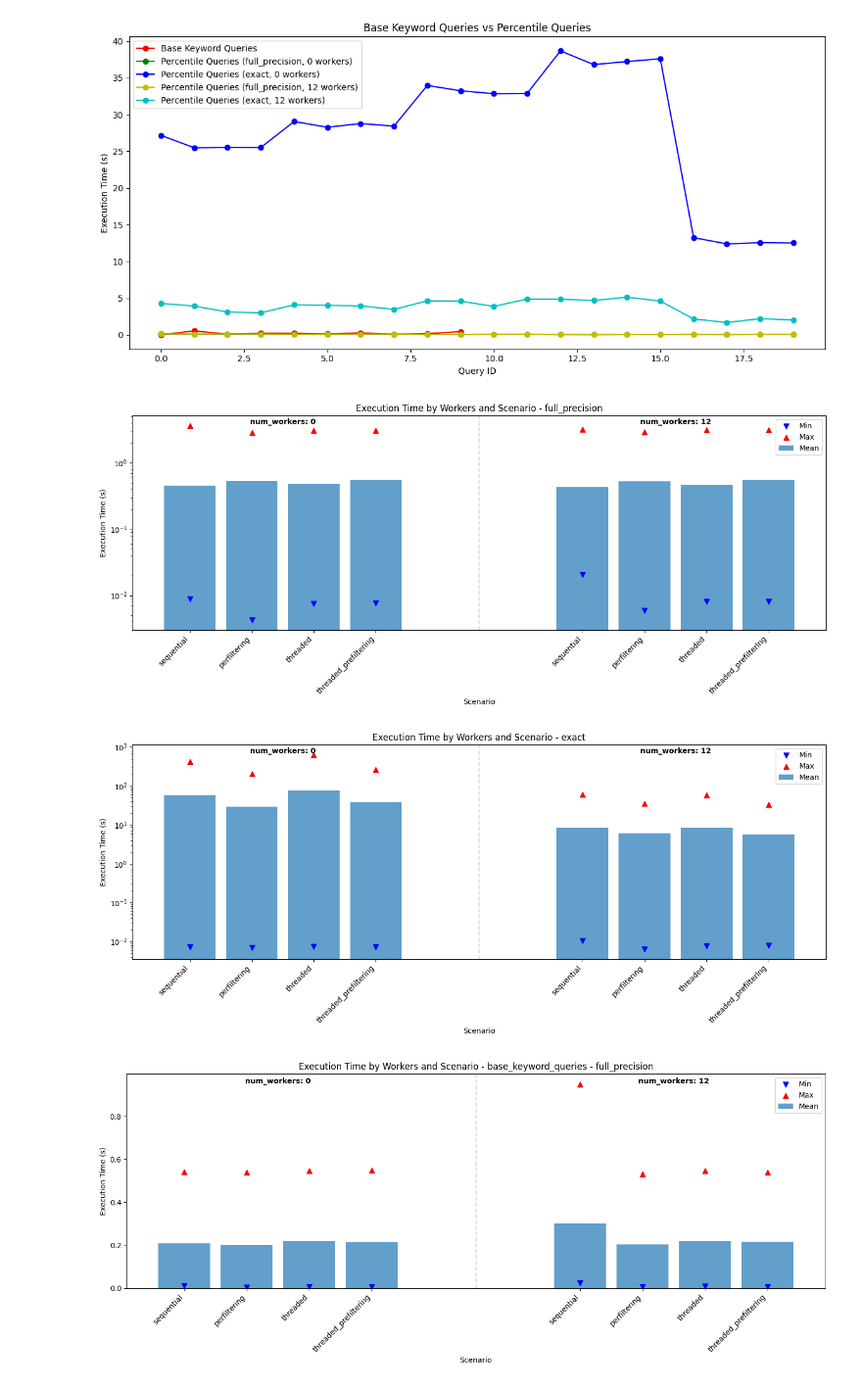
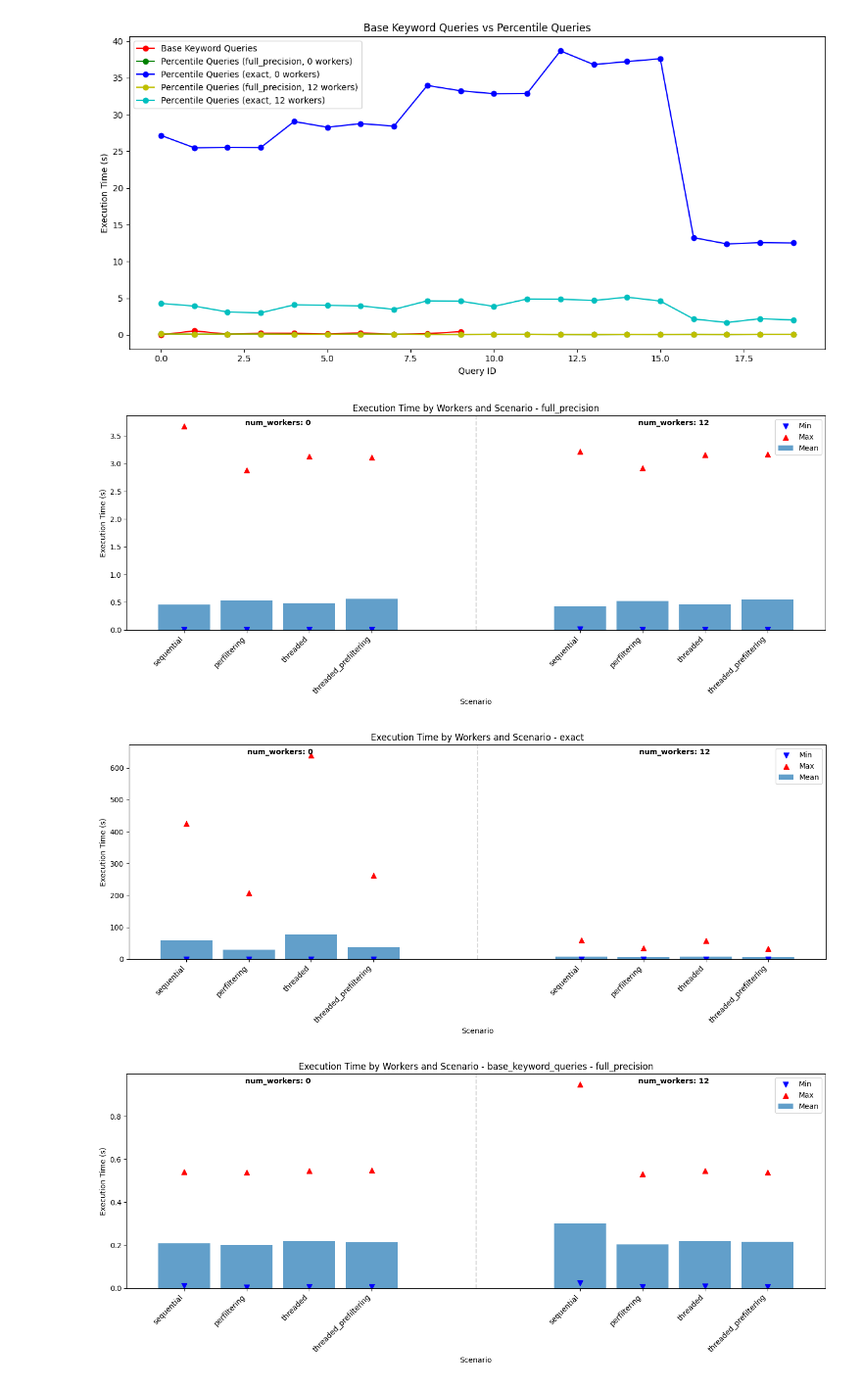
Before and after one commit to leonardgeissler/fainder-demo, a Jupyter notebook: analysis/performance_tests/analysis_with_num_workers.ipynb, the cells around one changed output. Shown at 98% size. Saved outputs shown, nothing was run; the diff lists cells and outputs as text; code cells hidden in the pictures.

```diff
--- a/analysis/performance_tests/analysis_with_num_workers.ipynb
+++ b/analysis/performance_tests/analysis_with_num_workers.ipynb
@@ -216,37 +216,35 @@ for fainder_mode in df_latest["fainder_mode"].unique():
     # Add vertical lines to separate worker groups
     current_line_x = -0.5
     for worker in unique_workers[:-1]:  # Don't add line after last worker
         current_line_x = x_pos_map[(worker, unique_scenarios[-1])] + 0.5
         plt.axvline(x=current_line_x, color='gray', linestyle='--', alpha=0.3)
 
     # Add worker labels centered for each group
     for worker in unique_workers:
         first_x = x_pos_map[(worker, unique_scenarios[0])]
         last_x = x_pos_map[(worker, unique_scenarios[-1])]
         plt.text(
             (first_x + last_x) / 2,
             plt.ylim()[1] * 0.95,
             f"num_workers: {worker}",
             ha='center',
             va='bottom',
             fontsize=10,
             fontweight='bold'
         )
 
         center_x = (first_x + last_x) / 2
 
     # Set the x-tick labels to scenario names (not workers)
     plt.xticks(x_positions, [scenario for _, scenario in groups], rotation=45, ha='right')
 
-    # log the y-axis
-    plt.yscale('log')
 
     plt.legend()
     plt.tight_layout()
     plt.savefig(f"figures/analysis/all_categories_{fainder_mode}_by_workers.png")
 # %% [output]
-[figure, old version]
+[figure, new version]
-[figure, old version]
+[figure, new version]
 # %%
 # Compare execution time (y-axis min, max, mean) against scenario and num_workers (x-axis) for one plot per fainder mode per category one plot
 categories = df_latest["category"].unique()
```
Also changed, not shown: 1 other file.
